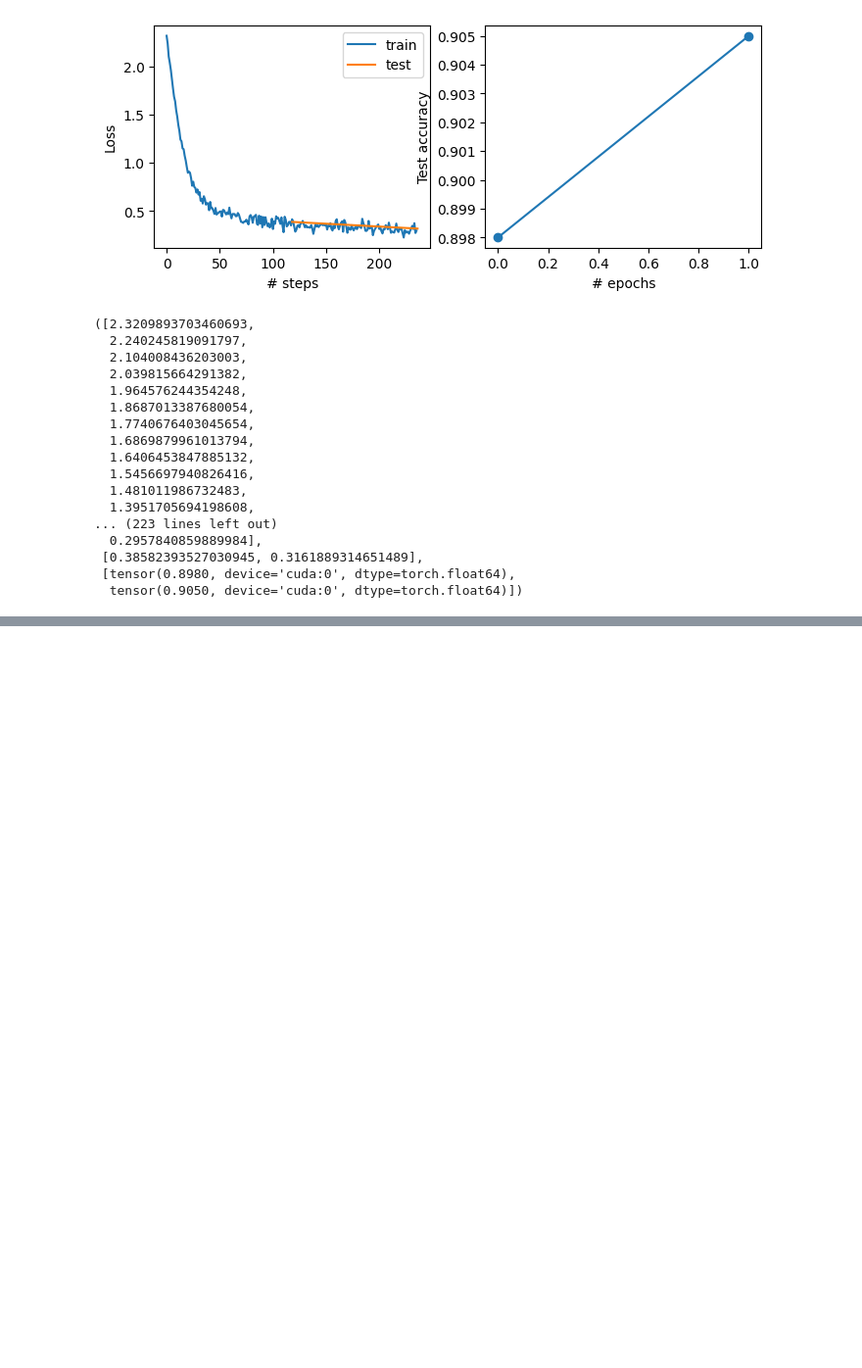
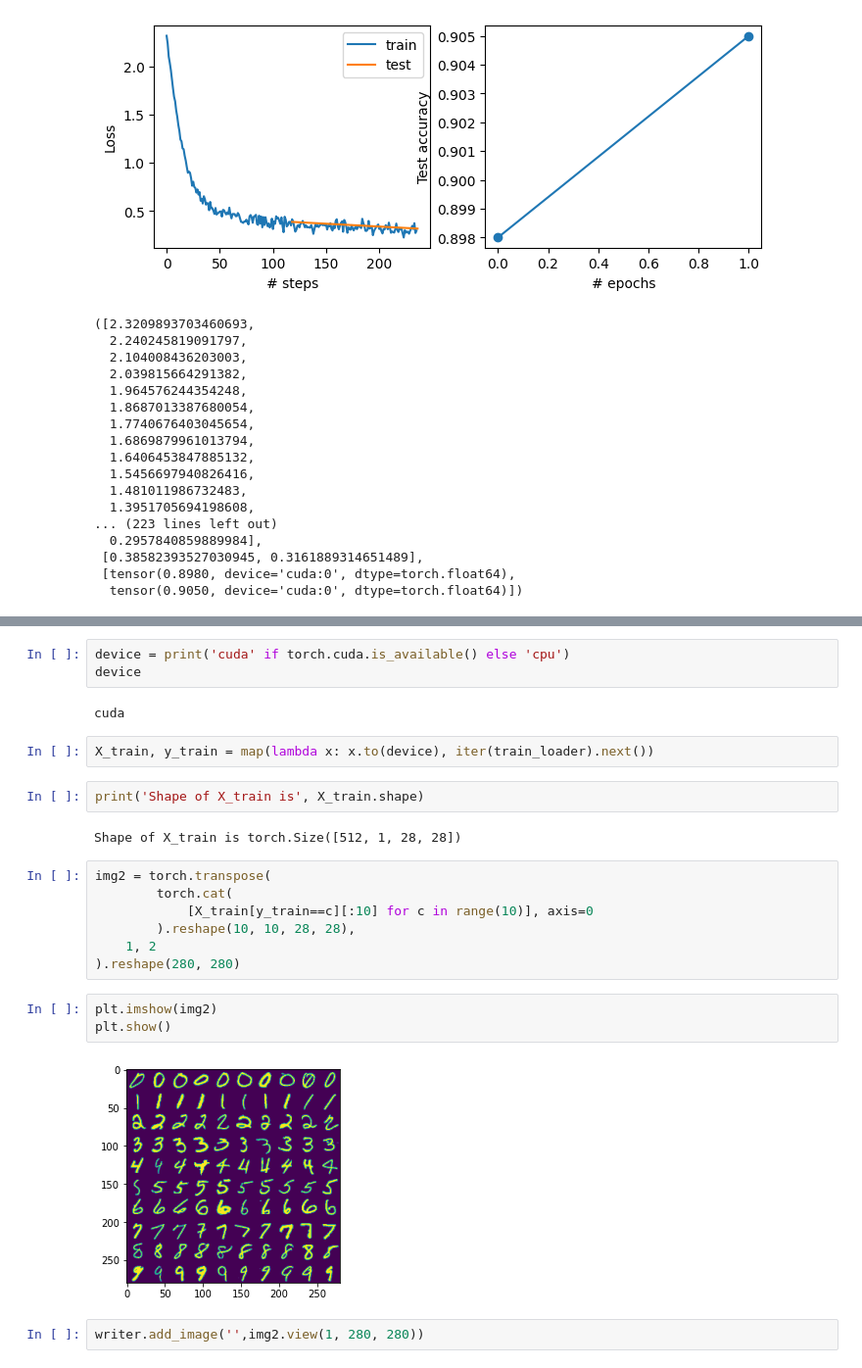
Before and after one commit to mohammadreza-ebrahimi/Introduction-to-Pytorch, a Jupyter notebook: Intro/Intro_Pytorch.ipynb, the cells around one changed output, grey strips where cells are left out. Shown at 98% size. Cells and saved outputs as stored; diff of their text form; blank space fills up the shorter version.

```diff
--- a/Intro/Intro_Pytorch.ipynb
+++ b/Intro/Intro_Pytorch.ipynb
@@ -454,0 +457,25 @@ model.parameters()
+# %%
+device = print('cuda' if torch.cuda.is_available() else 'cpu')
+device
+# %% [output]
+cuda
+# %%
+X_train, y_train = map(lambda x: x.to(device), iter(train_loader).next())
+# %%
+print('Shape of X_train is', X_train.shape)
+# %% [output]
+Shape of X_train is torch.Size([512, 1, 28, 28])
+# %%
+img2 = torch.transpose(
+        torch.cat(
+            [X_train[y_train==c][:10] for c in range(10)], axis=0
+        ).reshape(10, 10, 28, 28),
+    1, 2
+).reshape(280, 280)
+# %%
+plt.imshow(img2)
+plt.show()
+# %% [output]
+[figure, added]
+# %%
+writer.add_image('',img2.view(1, 280, 280))
```
Also changed, not shown: parts of 10 cells of this notebook, 5 other files.
